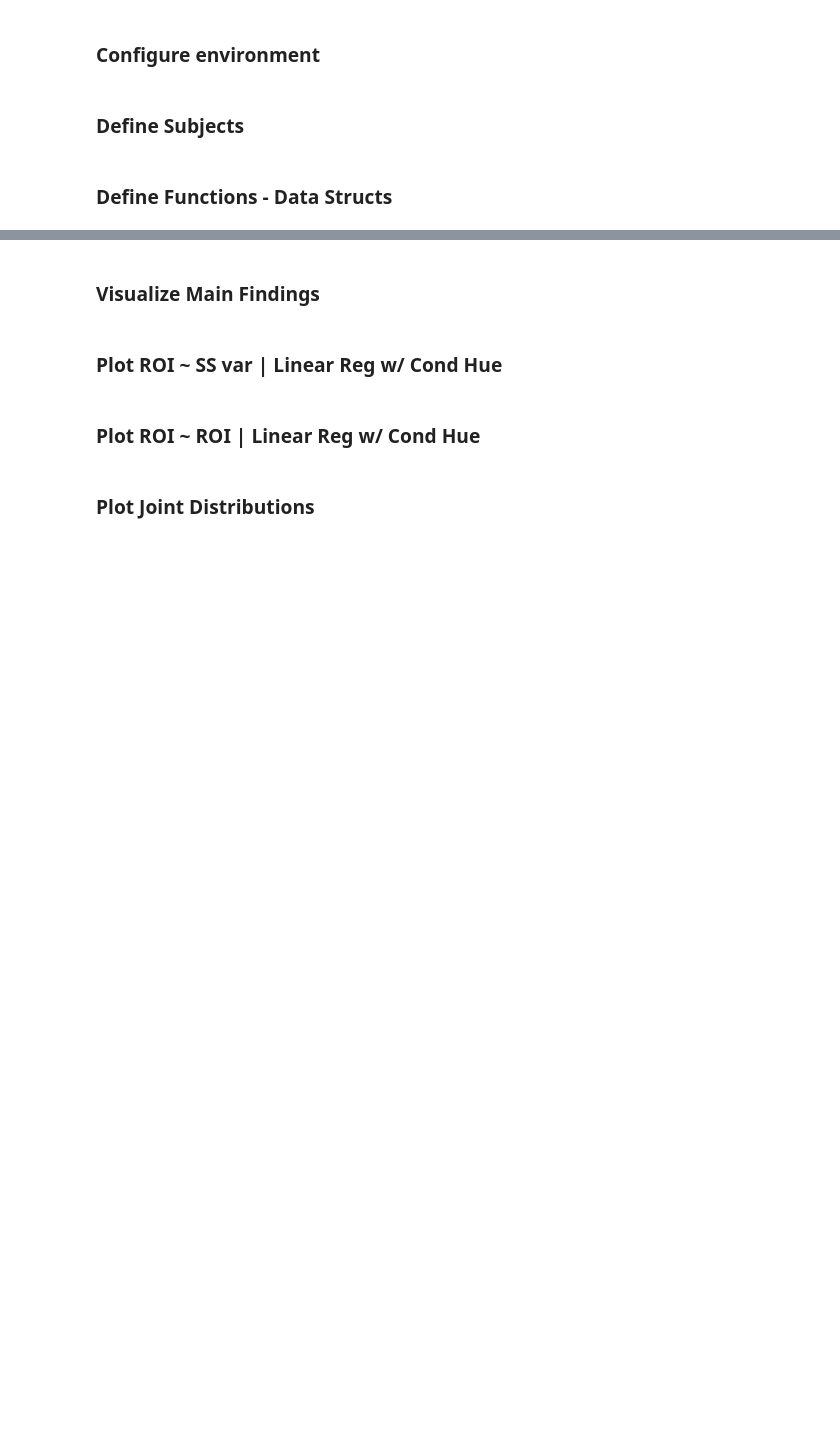
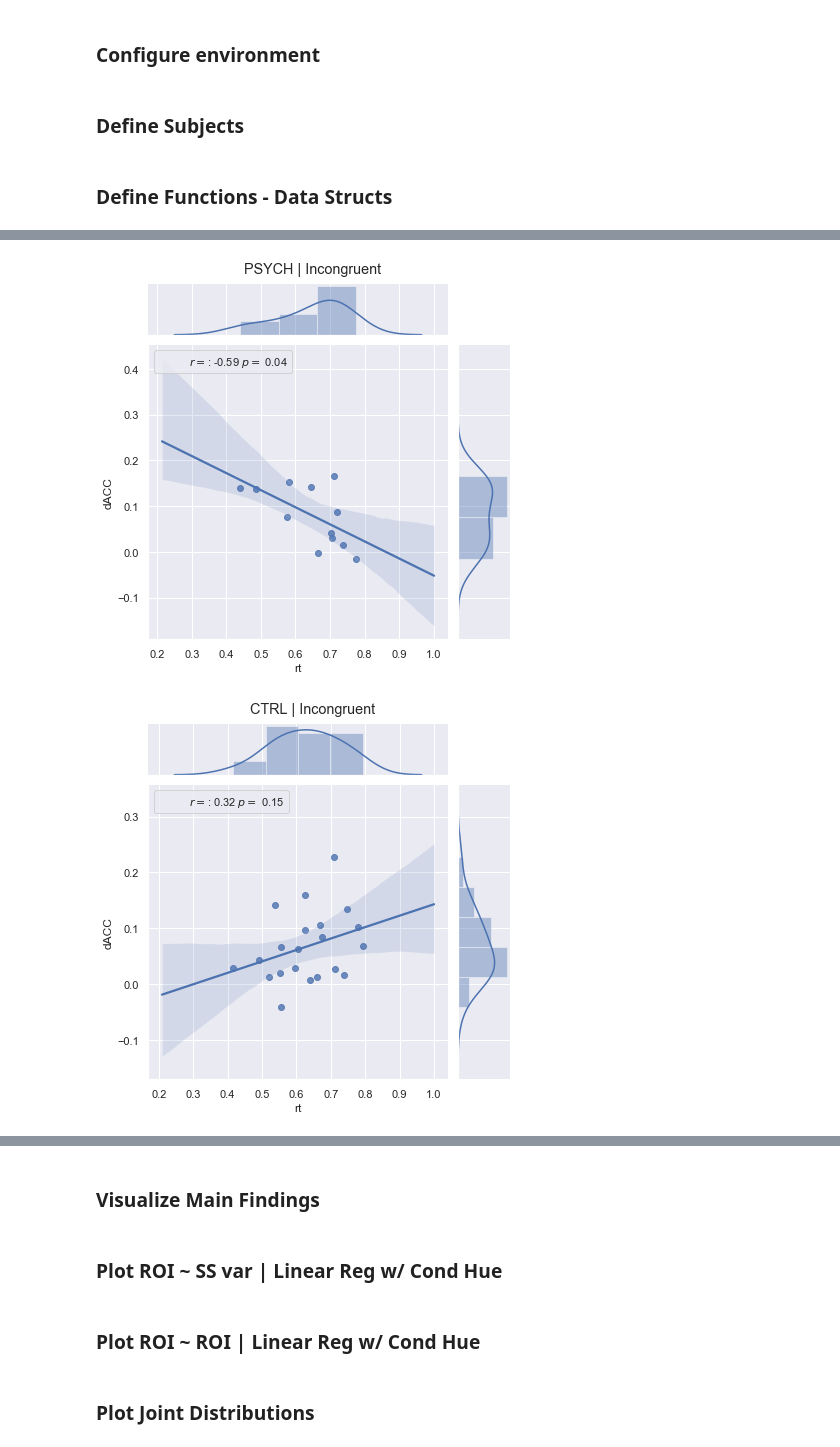
Before and after one commit to hahnemilym/msit_modeling, a Jupyter notebook: ss_rois_probability_dists_regressions-P2.ipynb, the cells around one changed output, grey strips where cells are left out. Saved outputs shown, nothing was run; the diff lists cells and outputs as text; code cells hidden in the pictures; blank space fills up the shorter version.

```diff
--- a/ss_rois_probability_dists_regressions-P2.ipynb
+++ b/ss_rois_probability_dists_regressions-P2.ipynb
@@ -71,14 +64,10 @@ df_C_epoch_first45=pd.DataFrame({"group":[],"subject":[],'rt':[],'dACC':[],'L_IF
 # %% [markdown]
 ### Define Subjects
 # %%
-SUBJ_LIST = ['hc001','hc002','hc003','hc005','hc006','hc010','hc011',\
-             'hc012','hc014','hc015','hc017','hc019','hc021','hc028',\
-             'hc031','hc032','hc033','hc034','hc036','hc038','hc042',\
-             'pp001','pp002','pp003','pp004','pp005','pp006','pp010',\
-             'pp011','pp012','pp013','pp015','pp016']
-
-# SUBJ_LIST = ['hc006','hc019','hc021','hc028','hc031','hc036','pp004','pp006','pp012','pp015']
-# SUBJ_LIST = ['hc001']
+SUBJ_LIST = ['hc001','hc002','hc003','hc005','hc006','hc010','hc011','hc012','hc014',\
+             'hc015','hc017','hc019','hc021','hc028','hc031','hc032','hc033','hc034',\
+             'hc036','hc038','hc042','pp001','pp002','pp003','pp004','pp005','pp006',\
+             'pp010','pp011','pp012','pp013','pp015','pp016']
 # %% [markdown]
 ### Define Functions - Data Structs
 # %%
@@ -86,8 +75,8 @@ def remove_outliers(rt_var,RT_arr,sub):
     elements=[i for i in RT_arr]
     mean = np.nanmean(elements)
     sd = np.nanstd(elements)
-    sd_lower = mean - 4 * sd
-    sd_upper = mean + 4 * sd
+    sd_lower = mean - 5 * sd
+    sd_upper = mean + 5 * sd
     for x in elements:
         if (sd_lower <= x <= sd_upper):
             rt_var.append(x)
@@ -105,8 +94,8 @@ def generate_roi_vars(roi_file,region,var,sub):
             elements.append(line)
     mean = np.nanmean(elements)
     sd = np.nanstd(elements)
-    sd_lower = mean - 4 * sd
-    sd_upper = mean + 4 * sd
+    sd_lower = mean - 5 * sd
+    sd_upper = mean + 5 * sd
     for x in elements:
         if (sd_lower <= x <= sd_upper):
             region.append(x)
@@ -373,0 +307,50 @@ plt.show()
+# %%
+# ## PTS INCONG FIG
+sns.set()
+g=sns.JointGrid(x='rt', y='dACC', data=df_pts_I)
+g=g.plot(sns.regplot,sns.distplot)
+lin_reg_r = lambda a, b: stats.linregress(df_pts_I['rt'], df_pts_I['dACC'])[2:4]
+g = g.annotate(lin_reg_r, template="{stat}: {val:.2f} $p=$ {p:.2f}",stat="$r=$",loc="upper left")
+plt.subplots_adjust(top=0.93)
+g.fig.suptitle("PSYCH | Incongruent") # can also get the figure from plt.gcf()
+plt.show()
+plt.close()
+
+# # HCS INCONG FIG
+sns.set()
+g=sns.JointGrid(x='rt', y='dACC', data=df_hcs_I)
+g=g.plot(sns.regplot,sns.distplot)
+lin_reg_r = lambda a, b: stats.linregress(df_hcs_I['rt'], df_hcs_I['dACC'])[2:4]
+g = g.annotate(lin_reg_r, template="{stat}: {val:.2f} $p=$ {p:.2f}",stat="$r=$",loc="upper left")
+plt.subplots_adjust(top=0.93)
+g.fig.suptitle("CTRL | Incongruent") # can also get the figure from plt.gcf()
+plt.show()
+plt.close()
+# ##---------------------------------##
+# # PTS CONG FIG
+sns.set()
+g=sns.JointGrid(x='rt', y='dACC', data=df_pts_C)
+g=g.plot(sns.regplot,sns.distplot)
+lin_reg_r = lambda a, b: stats.linregress(df_pts_C['rt'], df_pts_C['dACC'])[2:4]
+g = g.annotate(lin_reg_r, template="{stat}: {val:.2f} $p=$ {p:.2f}",stat="$r=$",loc="upper left")
+plt.subplots_adjust(top=0.93)
+g.fig.suptitle("PSYCH | Congruent") # can also get the figure from plt.gcf()
+plt.show()
+plt.close()
+# ##---------------------------------##
+# #HCS CONG FIG
+sns.set()
+g=sns.JointGrid(x='rt', y='dACC', data=df_hcs_C)
+g=g.plot(sns.regplot,sns.distplot)
+lin_reg_r = lambda a, b: stats.linregress(df_hcs_C['rt'], df_hcs_C['dACC'])[2:4]
+g = g.annotate(lin_reg_r, template="{stat}: {val:.2f} $p=$ {p:.2f}",stat="$r=$",loc="upper left")
+plt.subplots_adjust(top=0.93)
+g.fig.suptitle("CTRL | Congruent") # can also get the figure from plt.gcf()
+plt.show()
+plt.close()
+# ##---------------------------------##
+# print 'PTS mean RT: %.2f' % np.mean(df_pts_I['rt'])
+# print 'HCS mean RT: %.2f' % np.mean(df_hcs_I['rt'])
+# %% [output]
+[figure, added]
+[figure, added]
```
Also changed, not shown: parts of 6 cells of this notebook.
